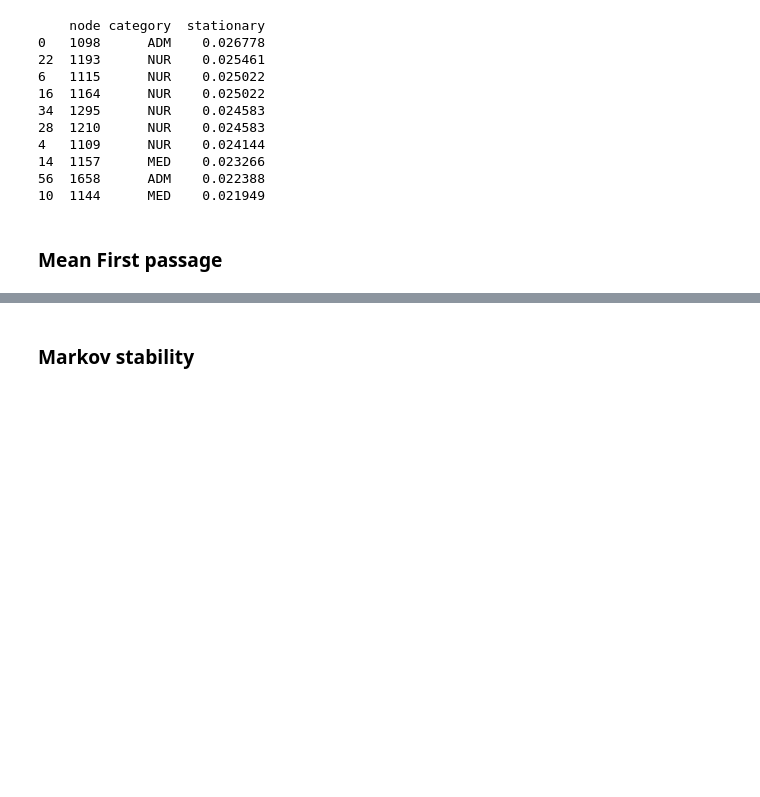
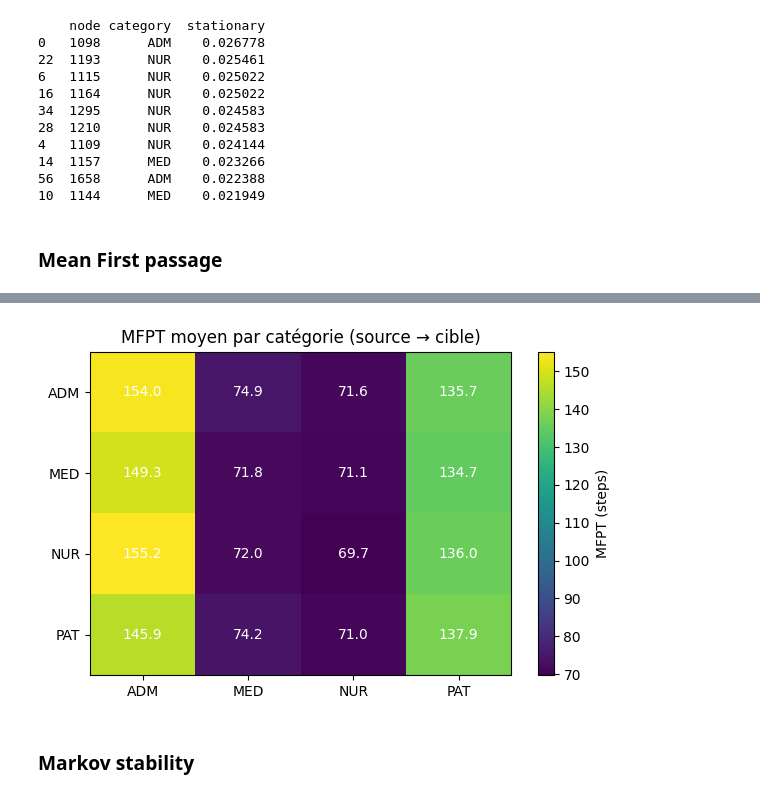
Before and after one commit to celinargy/unamur-certificat-datascience, a Jupyter notebook: SDASM101_graphmin_group2/graph-hospital/ward_hospital.ipynb, the cells around one changed output, grey strips where cells are left out. Cells and saved outputs as stored; diff of their text form; code cells hidden in the pictures; blank space fills up the shorter version.

Commit message:
Analyis of hospital graph until core-periphery

```diff
--- a/SDASM101_graphmin_group2/graph-hospital/ward_hospital.ipynb
+++ b/SDASM101_graphmin_group2/graph-hospital/ward_hospital.ipynb
@@ -659,37 +659,90 @@ print(df_rw.head(10))
 # %%
 import random
 
-def simulate_MFPT(G, source, target, n_sim=500):
+random.seed(42)
+np.random.seed(42)
+
+# ------------------------------------------------------
+# MFPT simulation sur graphe simple non pondéré
+# ------------------------------------------------------
+def simulate_MFPT(G, source, target, n_sim=200, max_steps=2000):
+    """Simule n_sim RW jusqu'à atteindre target, renvoie MFPT moyen."""
     steps = []
+    neighbors_dict = {n: list(G.neighbors(n)) for n in G.nodes()}
+
     for _ in range(n_sim):
         current = source
-        for t in range(1, 2000):
-            neighbors = list(G.neighbors(current))
-            if not neighbors:
+        for t in range(1, max_steps + 1):
+            neigh = neighbors_dict[current]
+            if not neigh:
                 break
-            current = random.choice(neighbors)
+            current = random.choice(neigh)
             if current == target:
                 steps.append(t)
                 break
-    return np.mean(steps)
 
-# Choix de quelques nœuds typiques
+    return float(np.mean(steps)) if len(steps) > 0 else np.nan
+
+
+# ------------------------------------------------------
+# Sélection d’un nœud représentatif par catégorie
+# ------------------------------------------------------
 sample_sources = {
-    "ADM":   next(n for n in G.nodes() if G.nodes[n]["category"]=="ADM"),
-    "MED":   next(n for n in G.nodes() if G.nodes[n]["category"]=="MED"),
-    "NUR":   next(n for n in G.nodes() if G.nodes[n]["category"]=="NUR"),
-    "PAT":   next(n for n in G.nodes() if G.nodes[n]["category"]=="PAT")
+    "ADM": next(n for n in G.nodes() if G.nodes[n]["category"] == "ADM"),
+    "MED": next(n for n in G.nodes() if G.nodes[n]["category"] == "MED"),
+    "NUR": next(n for n in G.nodes() if G.nodes[n]["category"] == "NUR"),
+    "PAT": next(n for n in G.nodes() if G.nodes[n]["category"] == "PAT")
 }
 
-targets = list(G.nodes())[:30]
+print("Sources sélectionnées :", sample_sources)
 
-mfpt_results = []
+targets = list(G.nodes())
+n_sim = 200
 
-for label, src in sample_sources.items():
+rows = []
+
+print("Simulation MFPT en cours...")
+
+for src_label, src in sample_sources.items():
     for t in targets:
-        mfpt = simulate_MFPT(G, src, t, n_sim=200)
-        mfpt_results.append((label, src, t, G.nodes[t]["category"], mfpt))
+        mfpt = simulate_MFPT(G, src, t, n_sim=n_sim)
+        rows.append((src_label, src, t, G.nodes[t]["category"], mfpt))
 
-mfpt_df = pd.DataFrame(mfpt_results, columns=["src_cat","src_id","target","target_cat","MFPT"])
-print(mfpt_df.groupby(["src_cat","target_cat"])["MFPT"].mean())
+mfpt_df = pd.DataFrame(rows, columns=["src_cat", "src_id", "target", "target_cat", "MFPT"])
+
+# ------------------------------------------------------
+# Agrégation par category → category
+# ------------------------------------------------------
+pivot_mean = mfpt_df.pivot_table(
+    index="src_cat", columns="target_cat", values="MFPT", aggfunc="mean"
+)
+
+print("\nMFPT moyen par catégorie source → catégorie cible :\n")
+print(pivot_mean)
+
+
+# ------------------------------------------------------
+# Heatmap
+# ------------------------------------------------------
+cats = ["ADM", "MED", "NUR", "PAT"]
+heatmap_data = pivot_mean.loc[cats, cats].values
+
+plt.figure(figsize=(6,4))
+plt.imshow(heatmap_data, cmap="viridis", aspect="auto")
+plt.colorbar(label="MFPT (steps)")
+
+plt.xticks(range(len(cats)), cats)
+plt.yticks(range(len(cats)), cats)
+plt.title("MFPT moyen par catégorie (source → cible)")
+
+# Ajout des valeurs sur la heatmap
+for i in range(len(cats)):
+    for j in range(len(cats)):
+        val = heatmap_data[i, j]
+        if not np.isnan(val):
+            plt.text(j, i, f"{val:.1f}", ha="center", va="center", color="white")
+
+plt.tight_layout()
+plt.savefig("./figures/hospital_mfp_heatmap.png", dpi=300)
+plt.show()
 # %% [output]
@@ -710,3 +760,4 @@ Name: MFPT, dtype: float64
+[figure, added]
 # %% [markdown]
 ### Markov stability
 # %%
```
Also changed, not shown: parts of 12 cells of this notebook, 4 other files.
